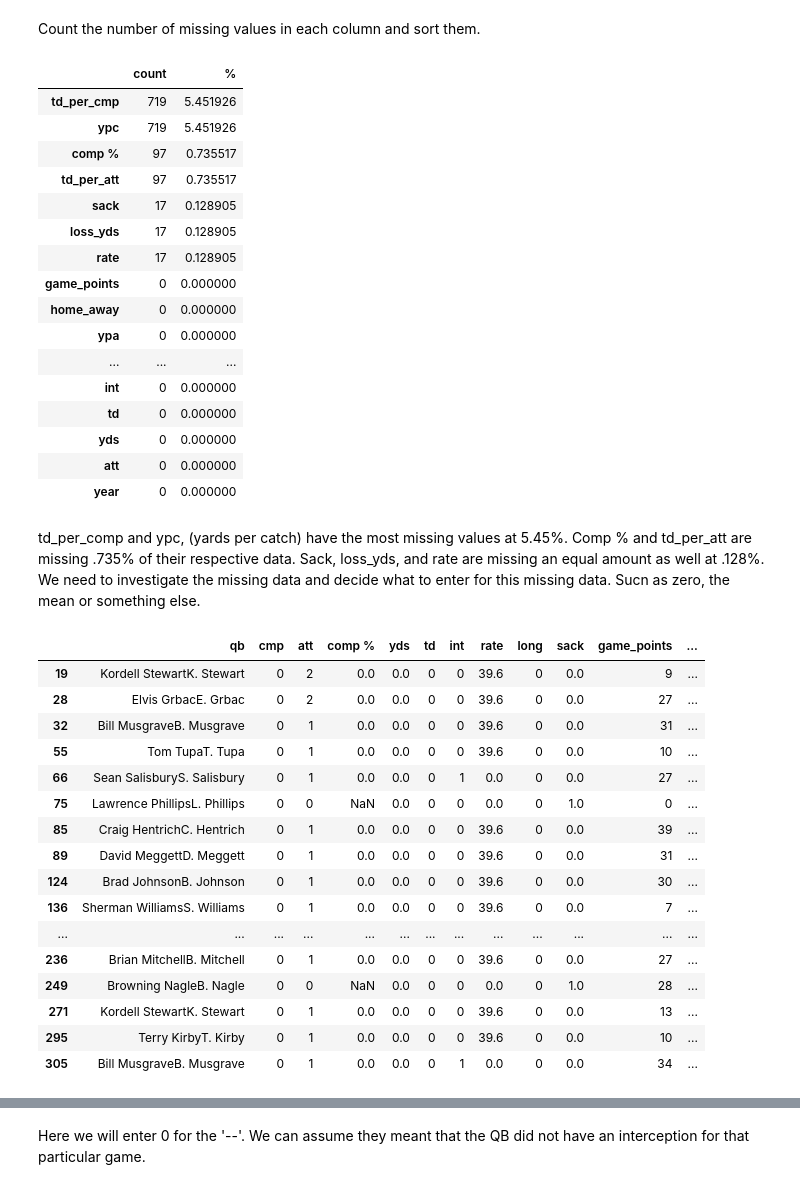
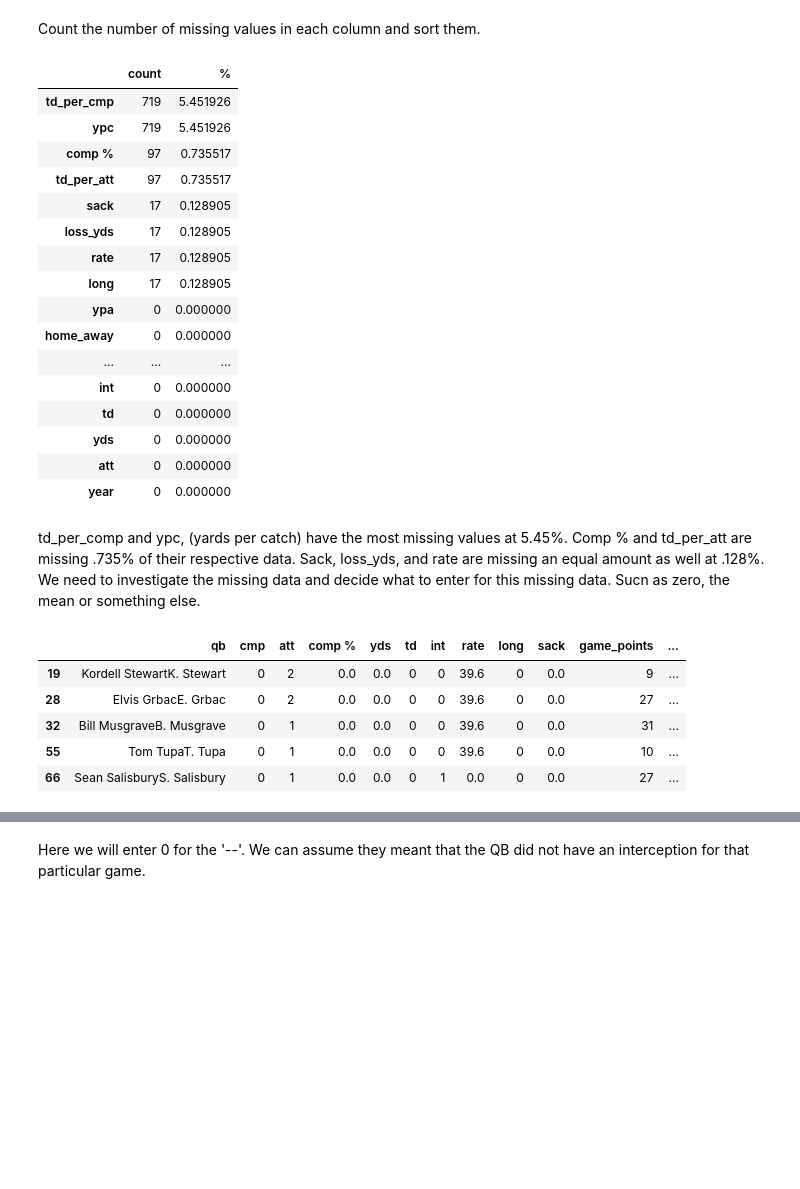
Before and after one commit to GHASS19/Data-QB-Wrangling, a Jupyter notebook: QB.ipynb, the cells around one changed output, grey strips where cells are left out. Drawn from its saved outputs; the diff is of its cells as text; code cells hidden in the pictures; blank space fills up the shorter version.

```diff
--- a/QB.ipynb
+++ b/QB.ipynb
@@ -107,10 +152,3 @@ Here we can see that there is a 't' in the lg column. This represents that the Q
-# %%
-#remove all t from long
-df['long'] = df['long'].str.replace('t', '')
-#replace all NaN values with 0
-df['long'] = df['long'].fillna(0)
-#long into a int
-df['long']=df.long.astype(int)
 # %% [markdown]
 ### 2.5.2 Adding Rows<a id='2.5.2_Adding_Rows'></a>
 # %% [markdown]
@@ -176,9 +214,9 @@ missing.sort_values(by='count', ascending=False)
 | sack | 17 | 0.128905 |
 | loss_yds | 17 | 0.128905 |
 | rate | 17 | 0.128905 |
-| game_points | 0 | 0.000000 |
+| long | 17 | 0.128905 |
+| ypa | 0 | 0.000000 |
 | home_away | 0 | 0.000000 |
-| ypa | 0 | 0.000000 |
 | ... | ... | ... |
 | int | 0 | 0.000000 |
 | td | 0 | 0.000000 |
@@ -188,25 +226,14 @@ missing.sort_values(by='count', ascending=False)
 # %% [markdown]
 td_per_comp and ypc, (yards per catch) have the most missing values at 5.45%. Comp % and td_per_att are missing .735% of their respective data. Sack, loss_yds, and rate are missing an equal amount as well at .128%. We need to investigate the missing data and decide what to enter for this missing data. Sucn as zero, the mean or something else.
 # %%
-df[df.isnull().any(axis=1)].head(20)
+df[df.isnull().any(axis=1)].head()
 # %% [output]
 |  | qb | cmp | att | comp % | yds | td | int | rate | long | sack | game_points | ... |
 | 19 | Kordell StewartK. Stewart | 0 | 2 | 0.0 | 0.0 | 0 | 0 | 39.6 | 0 | 0.0 | 9 | ... |
 | 28 | Elvis GrbacE. Grbac | 0 | 2 | 0.0 | 0.0 | 0 | 0 | 39.6 | 0 | 0.0 | 27 | ... |
 | 32 | Bill MusgraveB. Musgrave | 0 | 1 | 0.0 | 0.0 | 0 | 0 | 39.6 | 0 | 0.0 | 31 | ... |
 | 55 | Tom TupaT. Tupa | 0 | 1 | 0.0 | 0.0 | 0 | 0 | 39.6 | 0 | 0.0 | 10 | ... |
 | 66 | Sean SalisburyS. Salisbury | 0 | 1 | 0.0 | 0.0 | 0 | 1 | 0.0 | 0 | 0.0 | 27 | ... |
-| 75 | Lawrence PhillipsL. Phillips | 0 | 0 | NaN | 0.0 | 0 | 0 | 0.0 | 0 | 1.0 | 0 | ... |
-| 85 | Craig HentrichC. Hentrich | 0 | 1 | 0.0 | 0.0 | 0 | 0 | 39.6 | 0 | 0.0 | 39 | ... |
-| 89 | David MeggettD. Meggett | 0 | 1 | 0.0 | 0.0 | 0 | 0 | 39.6 | 0 | 0.0 | 31 | ... |
-| 124 | Brad JohnsonB. Johnson | 0 | 1 | 0.0 | 0.0 | 0 | 0 | 39.6 | 0 | 0.0 | 30 | ... |
-| 136 | Sherman WilliamsS. Williams | 0 | 1 | 0.0 | 0.0 | 0 | 0 | 39.6 | 0 | 0.0 | 7 | ... |
-| ... | ... | ... | ... | ... | ... | ... | ... | ... | ... | ... | ... | ... |
-| 236 | Brian MitchellB. Mitchell | 0 | 1 | 0.0 | 0.0 | 0 | 0 | 39.6 | 0 | 0.0 | 27 | ... |
-| 249 | Browning NagleB. Nagle | 0 | 0 | NaN | 0.0 | 0 | 0 | 0.0 | 0 | 1.0 | 28 | ... |
-| 271 | Kordell StewartK. Stewart | 0 | 1 | 0.0 | 0.0 | 0 | 0 | 39.6 | 0 | 0.0 | 13 | ... |
-| 295 | Terry KirbyT. Kirby | 0 | 1 | 0.0 | 0.0 | 0 | 0 | 39.6 | 0 | 0.0 | 10 | ... |
-| 305 | Bill MusgraveB. Musgrave | 0 | 1 | 0.0 | 0.0 | 0 | 1 | 0.0 | 0 | 0.0 | 34 | ... |
 # %% [markdown]
 Here we can see that the 97 comp % and td_per att are NaN values because they did not throw a pass but were credited as having a sack, (where they were going to attempt a pass but never even made it). These 97 data points dont really help us to determine a Qb rating system. We should get rid of these values since they are outliers during the data clean phase.
 
```
Also changed, not shown: parts of 39 cells of this notebook.
